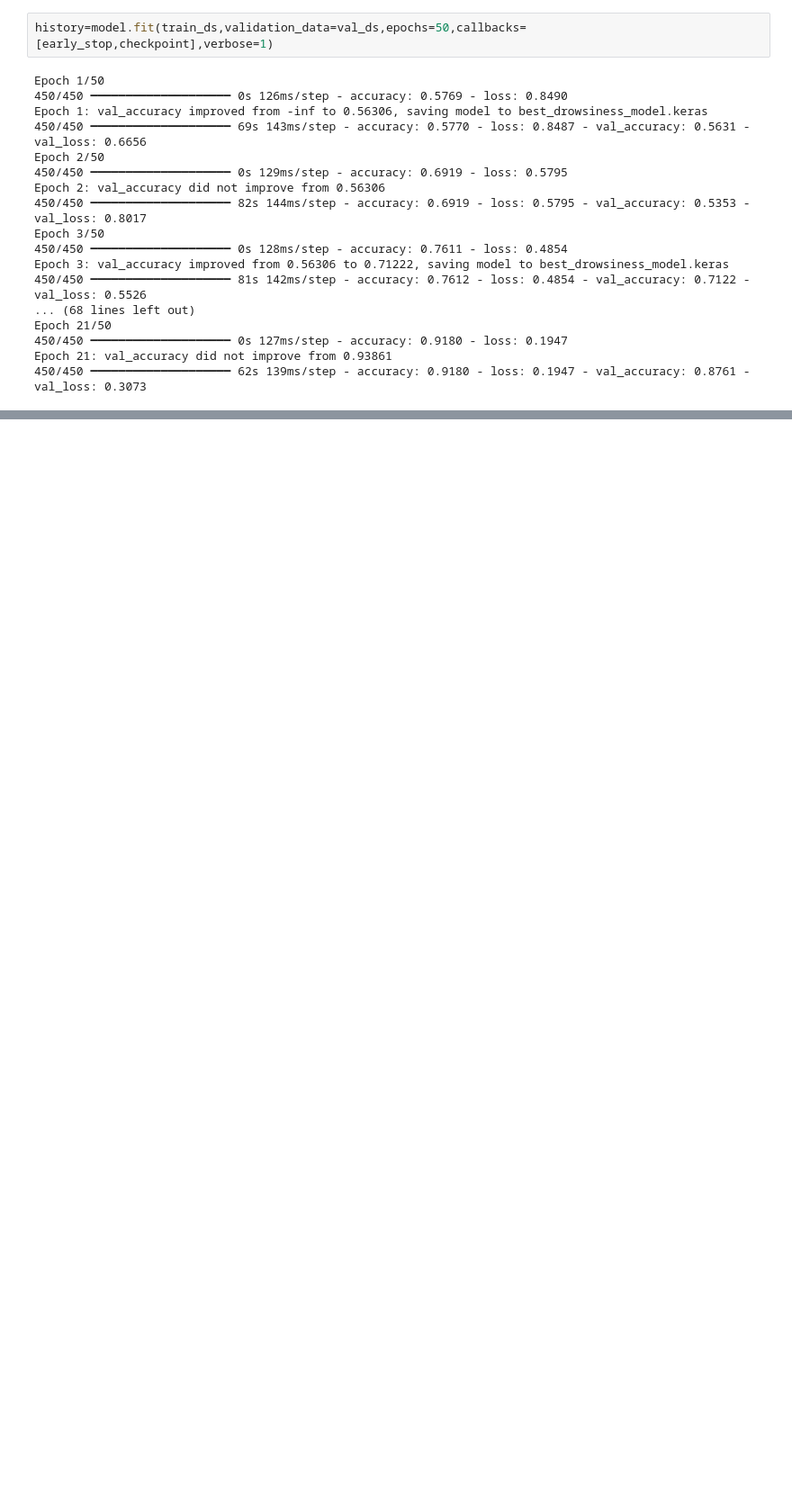
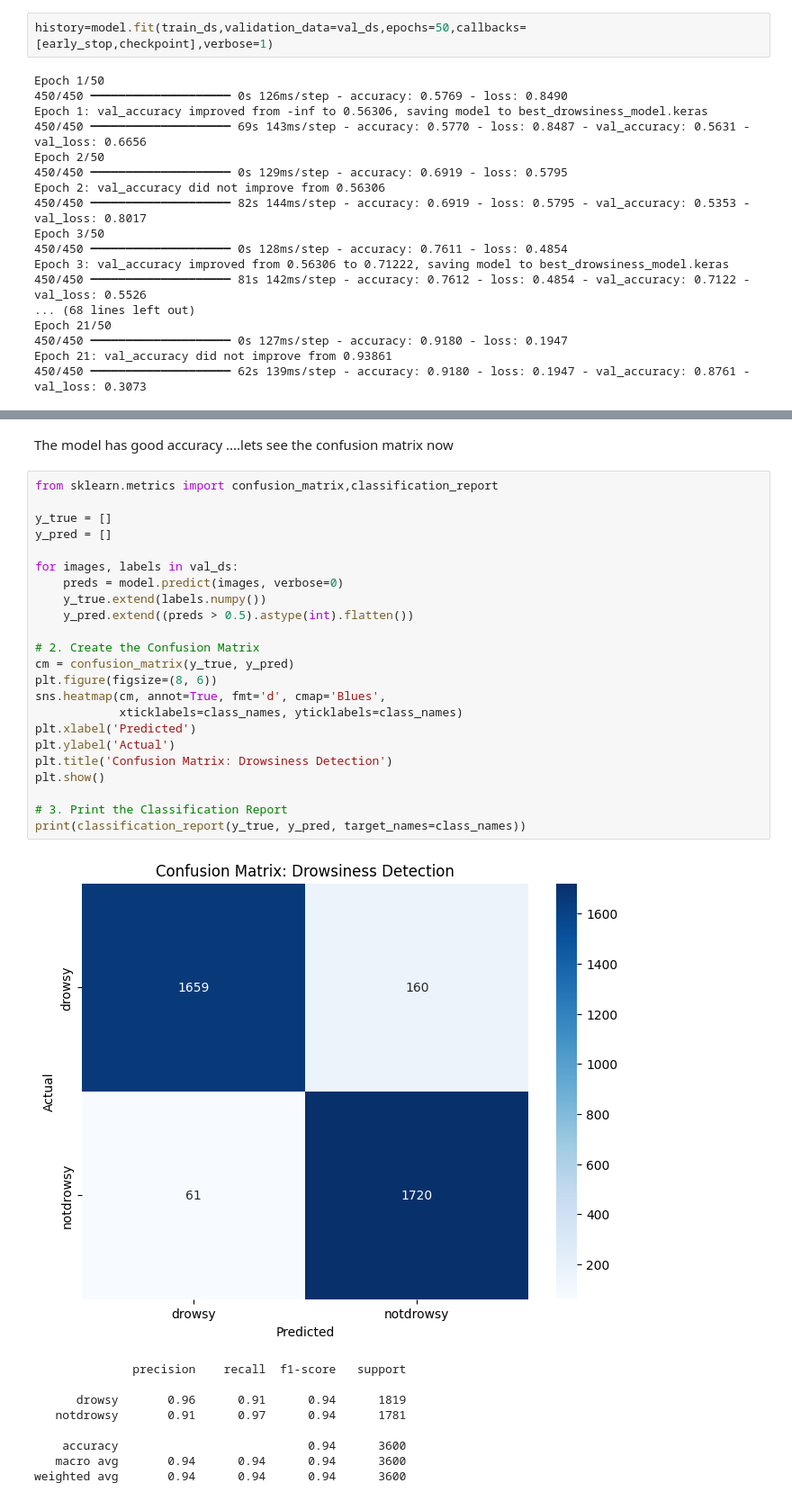
Before and after one commit to vanshjain212/Drowsiness-Detection, a Jupyter notebook: Drowsiness Detection Notebook.ipynb, the cells around one changed output, grey strips where cells are left out. Shown at 90% size. Saved outputs shown, nothing was run; the diff lists cells and outputs as text; blank space fills up the shorter version.

Commit message:
evaluated the model

```diff
--- a/Drowsiness Detection Notebook.ipynb
+++ b/Drowsiness Detection Notebook.ipynb
@@ -173,0 +179,35 @@ Epoch 21: val_accuracy did not improve from 0.93861
+# %% [markdown]
+The model has good accuracy ....lets see the confusion matrix now
+# %%
+from sklearn.metrics import confusion_matrix,classification_report
+
+y_true = []
+y_pred = []
+
+for images, labels in val_ds:
+    preds = model.predict(images, verbose=0)
+    y_true.extend(labels.numpy())
+    y_pred.extend((preds > 0.5).astype(int).flatten())
+
+# 2. Create the Confusion Matrix
+cm = confusion_matrix(y_true, y_pred)
+plt.figure(figsize=(8, 6))
+sns.heatmap(cm, annot=True, fmt='d', cmap='Blues',
+            xticklabels=class_names, yticklabels=class_names)
+plt.xlabel('Predicted')
+plt.ylabel('Actual')
+plt.title('Confusion Matrix: Drowsiness Detection')
+plt.show()
+
+# 3. Print the Classification Report
+print(classification_report(y_true, y_pred, target_names=class_names))
+# %% [output]
+[figure, added]
+              precision    recall  f1-score   support
+
+      drowsy       0.96      0.91      0.94      1819
+   notdrowsy       0.91      0.97      0.94      1781
+
+    accuracy                           0.94      3600
+   macro avg       0.94      0.94      0.94      3600
+weighted avg       0.94      0.94      0.94      3600
```
Also changed, not shown: parts of 1 cell of this notebook.
